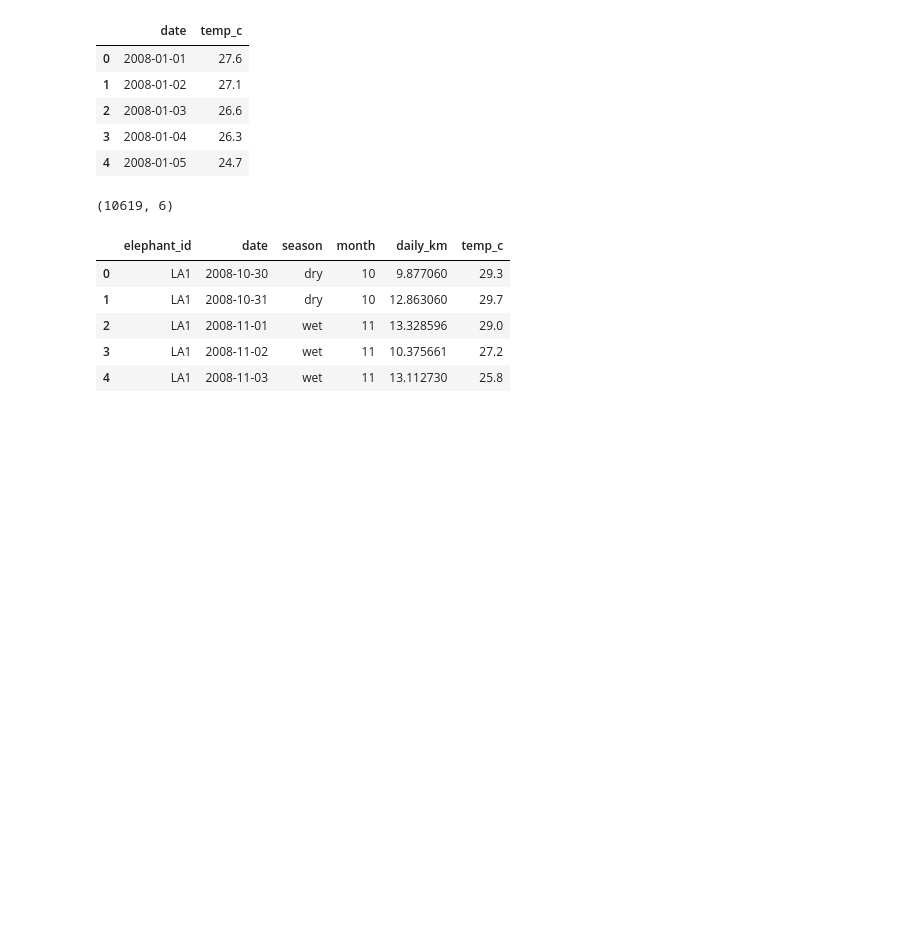
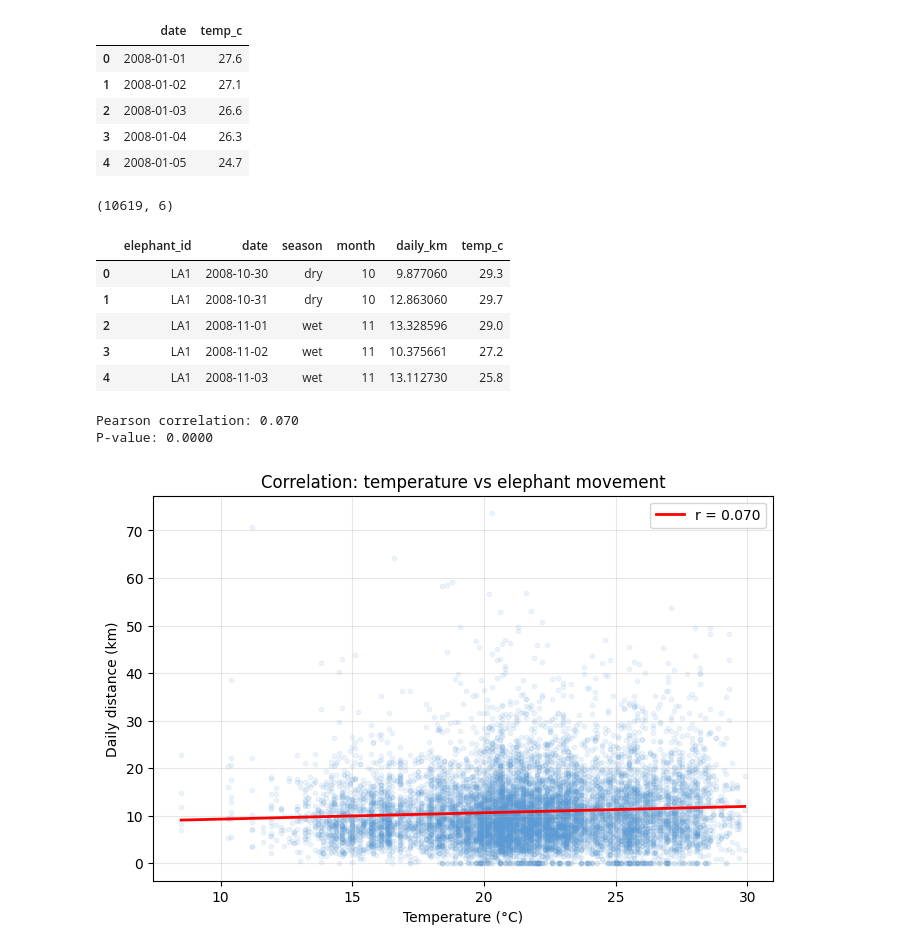
Before and after one commit to manuela1702/elephant_migration, a Jupyter notebook: elephant_migration.ipynb, the cells around one changed output. Cells and saved outputs as stored; diff of their text form; code cells hidden in the pictures; blank space fills up the shorter version.

Commit message:
Add Pearson correlation and scatter plot

```diff
--- a/elephant_migration.ipynb
+++ b/elephant_migration.ipynb
@@ -255,3 +256,28 @@ daily.head()
 | 2 | LA1 | 2008-11-01 | wet | 11 | 13.328596 | 29.0 |
 | 3 | LA1 | 2008-11-02 | wet | 11 | 10.375661 | 27.2 |
 | 4 | LA1 | 2008-11-03 | wet | 11 | 13.112730 | 25.8 |
+# %%
+#Pearson correlation between temperature and daily distance
+correlation, p_value = stats.pearsonr(daily['temp_c'], daily['daily_km'])
+
+print(f"Pearson correlation: {correlation:.3f}")
+print(f"P-value: {p_value:.4f}")
+
+# Scatter plot visualization
+plt.figure(figsize=(8, 5))
+plt.scatter(daily['temp_c'], daily['daily_km'], alpha=0.1, color='#5B9BD5', s=10)
+plt.xlabel('Temperature (°C)')
+plt.ylabel('Daily distance (km)')
+plt.title('Correlation: temperature vs elephant movement')
+
+# Add trend line
+m, b = np.polyfit(daily['temp_c'], daily['daily_km'], 1)
+x_line = np.linspace(daily['temp_c'].min(), daily['temp_c'].max(), 100)
+plt.plot(x_line, m * x_line + b, color='red', linewidth=2, label=f'r = {correlation:.3f}')
+plt.legend()
+plt.grid(alpha=0.3)
+plt.show()
+# %% [output]
+Pearson correlation: 0.070
+P-value: 0.0000
+[figure, added]
```
Also changed, not shown: parts of 1 cell of this notebook.
